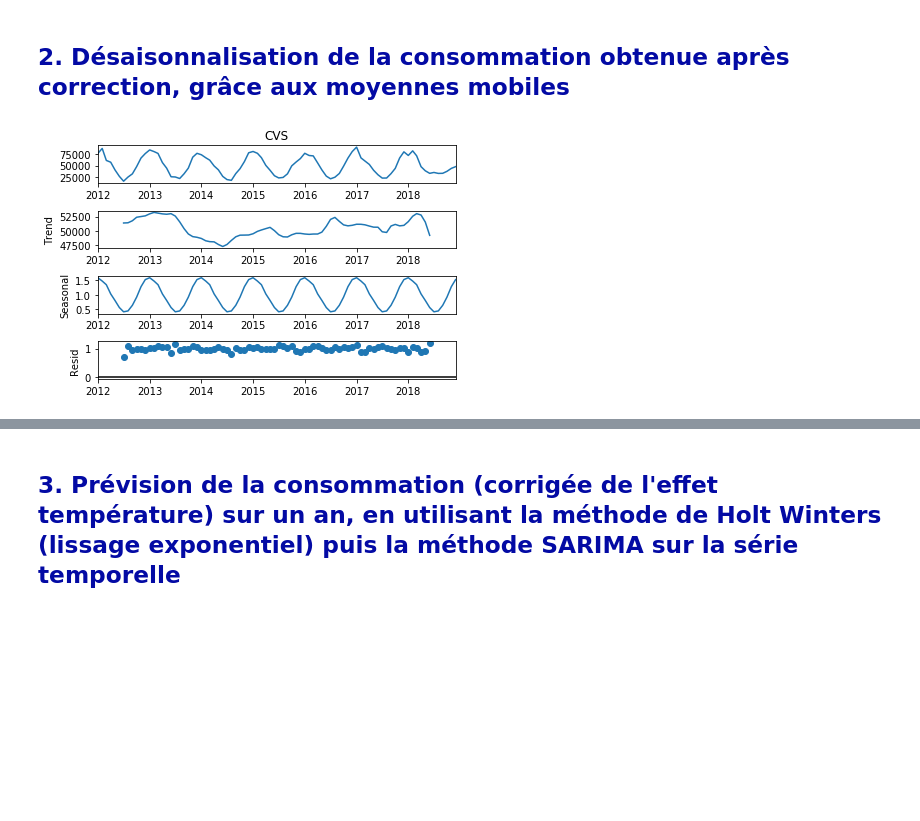
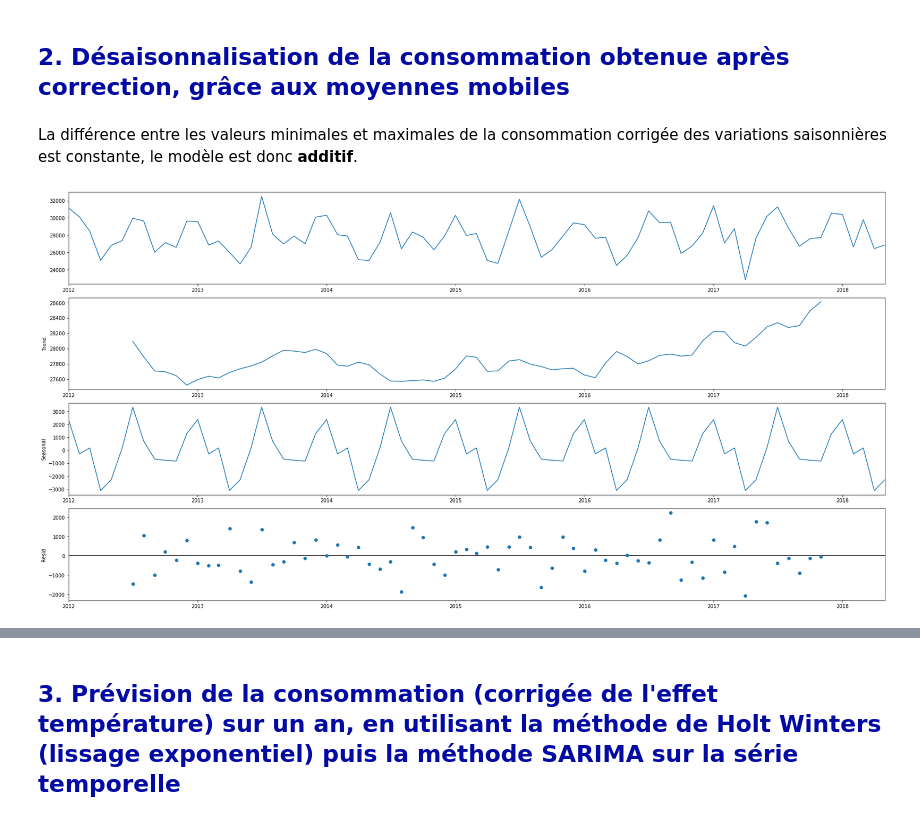
Before and after one commit to MattSioll/DataAnalyst, a Jupyter notebook: Projet 9/P9_01_code.ipynb, the cells around one changed output, grey strips where cells are left out. Cells and saved outputs as stored; diff of their text form; code cells hidden in the pictures; blank space fills up the shorter version.

```diff
--- a/Projet 9/P9_01_code.ipynb
+++ b/Projet 9/P9_01_code.ipynb
@@ -160,5 +110,0 @@ data.head(3)
-# %%
-from sklearn import linear_model
-
-reg = linear_model.LinearRegression(fit_intercept=False)
-reg.fit(Array_def.transpose(), data)
@@ -200,0 +151,2 @@ data_cvs.plot(legend = True)
+# %%
+data = data[data.DJU!=0]
@@ -200,0 +171,5 @@ data_cvs.plot(legend = True)
+# %%
+import statsmodels.formula.api as smf
+
+reg_Conso = smf.ols('consommation_totale_France~DJU', data=data).fit()
+print(reg_Conso.summary())
@@ -200,0 +226,6 @@ data_cvs.plot(legend = True)
+# %%
+data['Correction_donnees_effet_temperature']=data['consommation_totale_France']-data['DJU']*reg_Conso.params['DJU']
+
+data = data.set_index('Mois')
+
+data.head(3)
@@ -201,12 +251,19 @@ data_cvs.plot(legend = True)
 # %% [markdown]
 <a id="chapitre_2"></a>
 ## <span style="color: #030aa4">2. Désaisonnalisation de la consommation obtenue après correction, grâce aux moyennes mobiles</span>
+# %% [markdown]
+La différence entre les valeurs minimales et maximales de la consommation corrigée des variations saisonnières est constante, le modèle est donc **additif**.
 # %%
 from statsmodels.tsa.seasonal import seasonal_decompose
-import matplotlib.pyplot as plt
 
-decomp_data = seasonal_decompose(data_cvs,  model='multiplicative')
+data_cvs=data.drop(columns=['consommation_totale_France','DJU'])
+
+decomp_data = seasonal_decompose(data_cvs,  model='addititive')
+
+plt.rc("figure", figsize=(24,12))
 decomp_data.plot()
+
+plt.savefig('04.Desaisonnalisation_moyennes_mobiles.png')
 plt.show()
 # %% [output]
-[figure, old version]
+[figure, new version]
```
Also changed, not shown: parts of 83 cells of this notebook, 1 other file.
